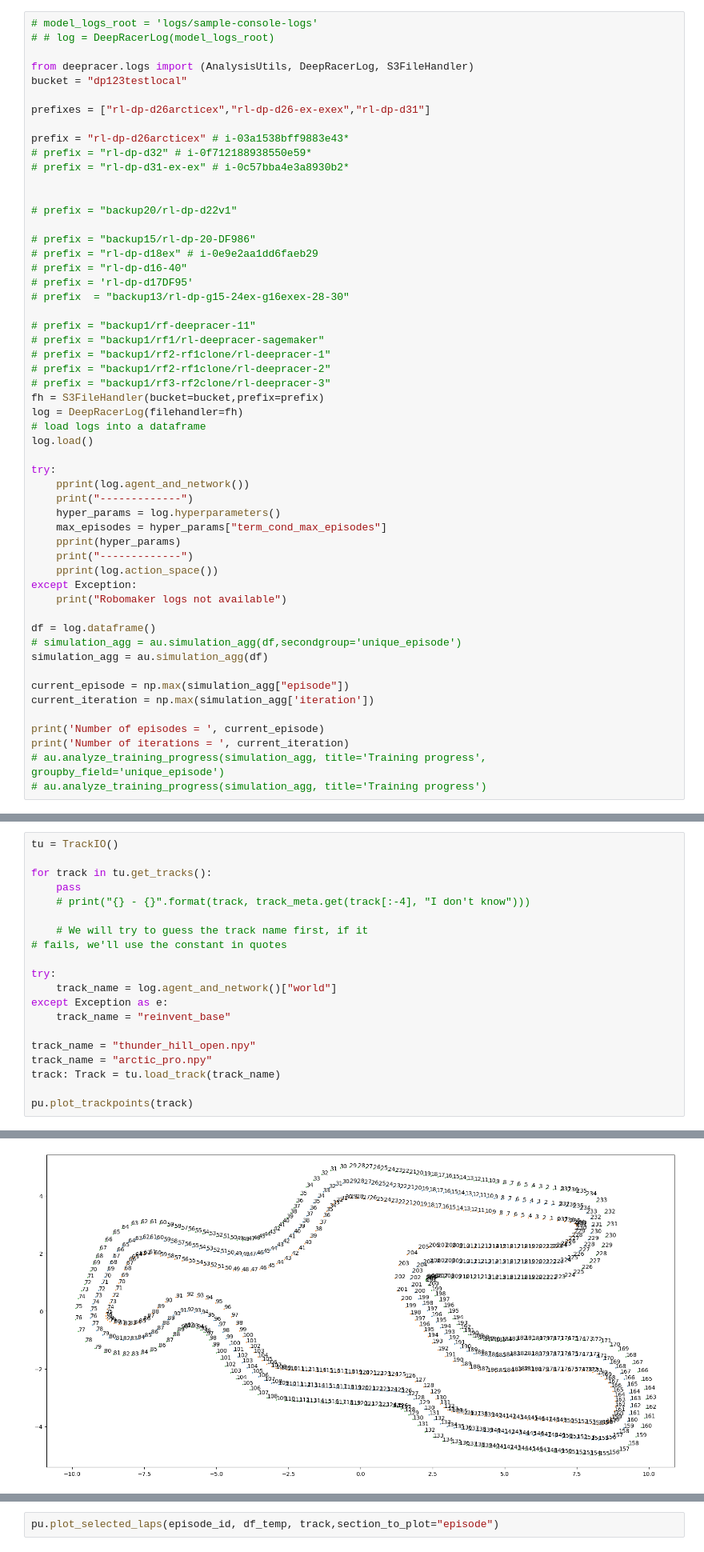
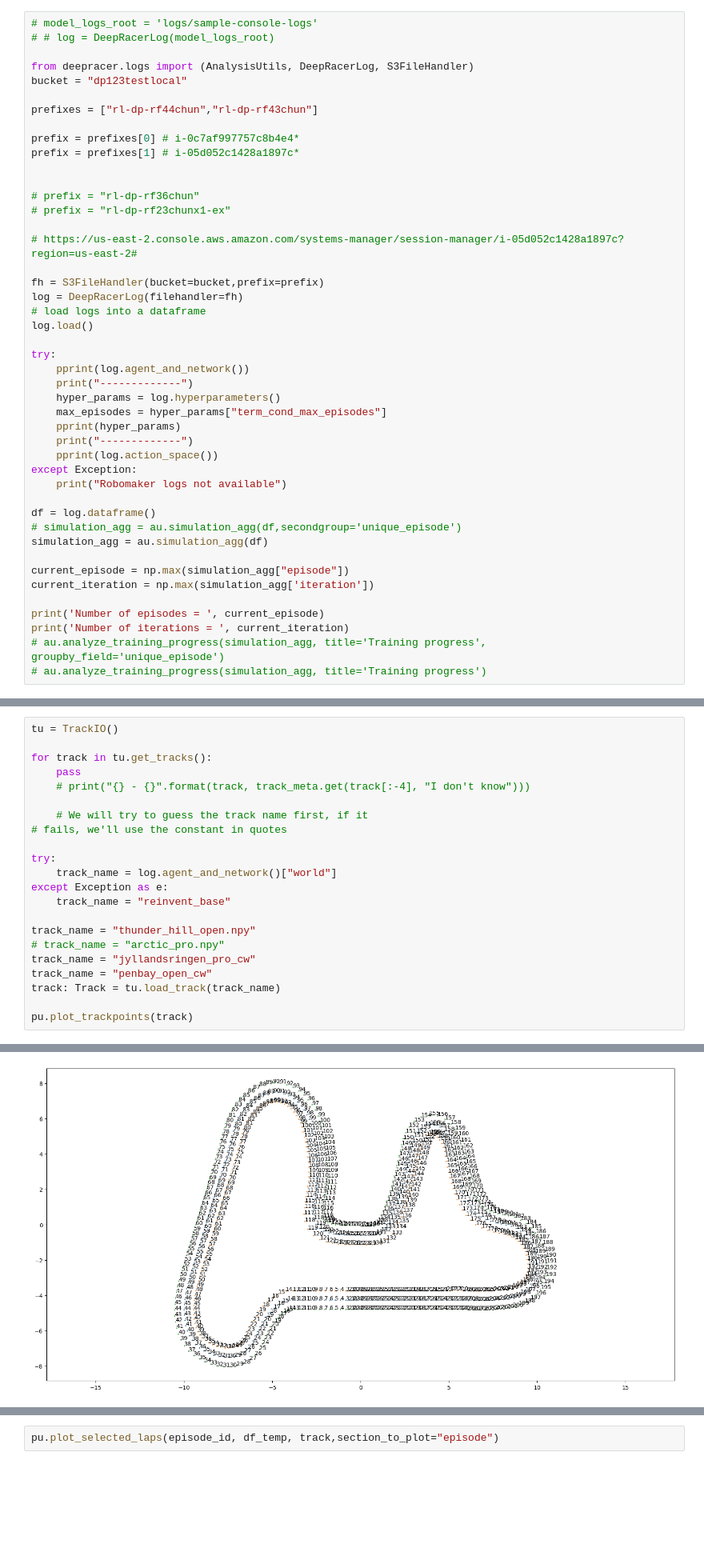
Before and after one commit to arasandt/LearnPython, a Jupyter notebook: dp/Training_analysis_custom.ipynb, the cells around one changed output, grey strips where cells are left out. Shown at 80% size. Drawn from its saved outputs; the diff is of its cells as text; blank space fills up the shorter version.

```diff
--- a/dp/Training_analysis_custom.ipynb
+++ b/dp/Training_analysis_custom.ipynb
@@ -32,26 +32,17 @@ warnings.filterwarnings('ignore')
 from deepracer.logs import (AnalysisUtils, DeepRacerLog, S3FileHandler)
 bucket = "dp123testlocal"
 
-prefixes = ["rl-dp-d26arcticex","rl-dp-d26-ex-exex","rl-dp-d31"]
+prefixes = ["rl-dp-rf44chun","rl-dp-rf43chun"]
 
-prefix = "rl-dp-d26arcticex" # i-03a1538bff9883e43*
-# prefix = "rl-dp-d32" # i-0f712188938550e59*
-# prefix = "rl-dp-d31-ex-ex" # i-0c57bba4e3a8930b2*
+prefix = prefixes[0] # i-0c7af997757c8b4e4*
+prefix = prefixes[1] # i-05d052c1428a1897c*
 
 
-# prefix = "backup20/rl-dp-d22v1"
+# prefix = "rl-dp-rf36chun"
+# prefix = "rl-dp-rf23chunx1-ex"
 
-# prefix = "backup15/rl-dp-20-DF986"
-# prefix = "rl-dp-d18ex" # i-0e9e2aa1dd6faeb29
-# prefix = "rl-dp-d16-40"
-# prefix = 'rl-dp-d17DF95'
-# prefix  = "backup13/rl-dp-g15-24ex-g16exex-28-30"
+# https://us-east-2.console.aws.amazon.com/systems-manager/session-manager/i-05d052c1428a1897c?region=us-east-2#
 
-# prefix = "backup1/rf-deepracer-11"
-# prefix = "backup1/rf1/rl-deepracer-sagemaker"
-# prefix = "backup1/rf2-rf1clone/rl-deepracer-1"
-# prefix = "backup1/rf2-rf1clone/rl-deepracer-2"
-# prefix = "backup1/rf3-rf2clone/rl-deepracer-3"
 fh = S3FileHandler(bucket=bucket,prefix=prefix)
 log = DeepRacerLog(filehandler=fh)
 # load logs into a dataframe
@@ -213,7 +207,9 @@ except Exception as e:
     track_name = "reinvent_base"
 
 track_name = "thunder_hill_open.npy"
-track_name = "arctic_pro.npy"
+# track_name = "arctic_pro.npy"
+track_name = "jyllandsringen_pro_cw"
+track_name = "penbay_open_cw"
 track: Track = tu.load_track(track_name)
 
 pu.plot_trackpoints(track)
@@ -222,5 +218,5 @@ Loaded 238 waypoints
 <AxesSubplot:>
-[figure, old version]
+[figure, new version]
 # %%
 #If you'd like some other colour criterion, you can add
 #a value_field parameter and specify a different column
```
Also changed, not shown: parts of 12 cells of this notebook, 5 other files.
